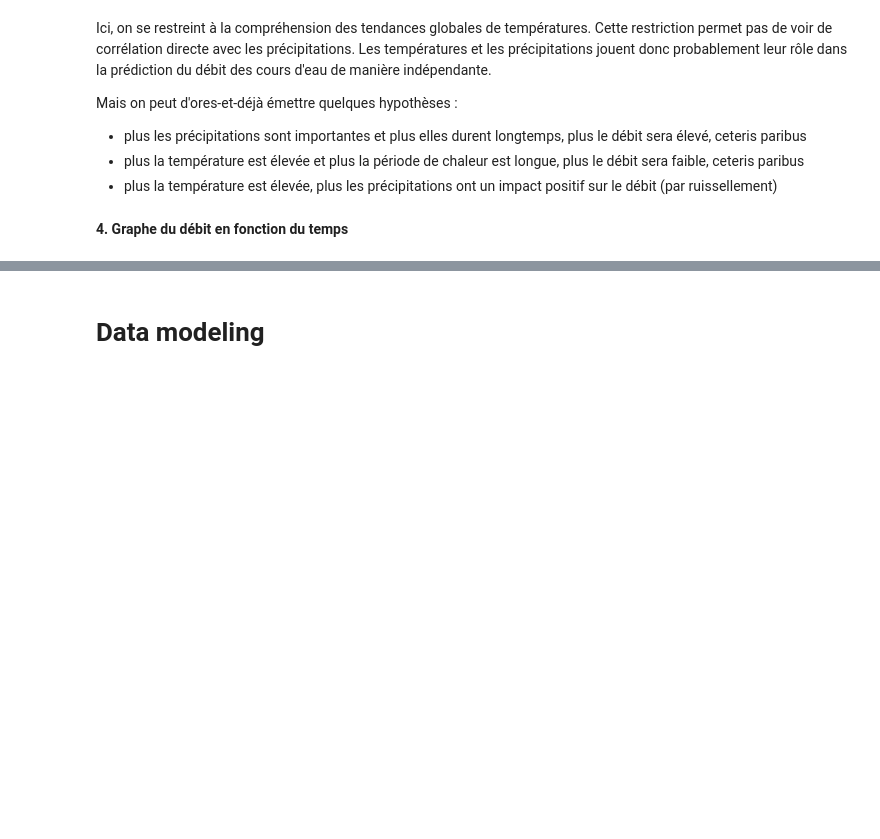
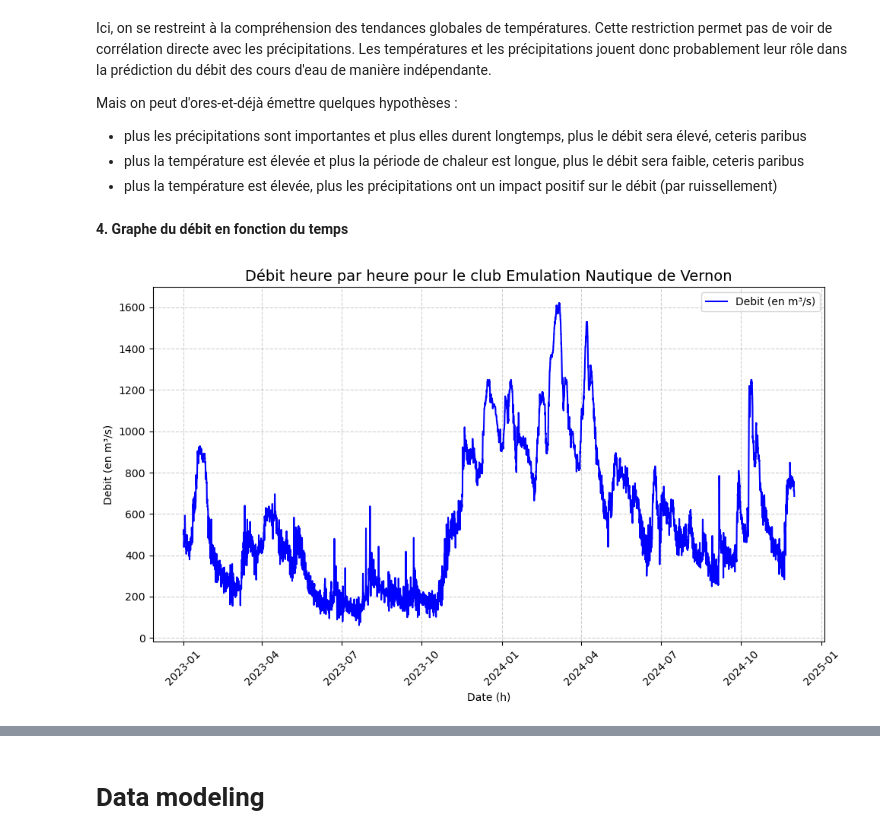
Before and after one commit to vadim-gisserot/Projet-de-Python-Leroux-Gisserot, a Jupyter notebook: notebooks/draft2.ipynb, the cells around one changed output, grey strips where cells are left out. Cells and saved outputs as stored; diff of their text form; code cells hidden in the pictures; blank space fills up the shorter version.

```diff
--- a/notebooks/draft2.ipynb
+++ b/notebooks/draft2.ipynb
@@ -254,2 +190,5 @@ NUM POSTE disponibles dans le dictionnaire : dict_keys([np.int64(77054001), np.i
 # %%
 debit_horaire = load_data_from_disk(data_dir="/home/onyxia/work/Projet-de-Python-Leroux-Gisserot/data/hourly-flow-rate-23-24")
+debit_horaire = debit_horaire.rename(columns={'Date (TU)': 'AAAAMMJJHH', 'Valeur (en m³/s)': 'debit', 'NUM_POSTE': 'NUM_POSTE_H', 'NOM_USUEL': 'NOM_USUEL_H'})
+debit_horaire = debit_horaire.drop(['Statut', 'Qualification', 'Méthode', 'Continuité'], axis=1)
+debit_horaire['AAAAMMJJHH'] = pd.to_datetime(debit_horaire['AAAAMMJJHH'], utc=True).dt.tz_localize(None)
@@ -448,3 +357,16 @@ Mais on peut d'ores-et-déjà émettre quelques hypothèses :
 - plus la température est élevée, plus les précipitations ont un impact positif sur le débit (par ruissellement)
 # %% [markdown]
 **4. Graphe du débit en fonction du temps**
+# %%
+debit_nhs = debit_horaire[debit_horaire["NOM_USUEL_H"] == nhs].copy()
+debit_nhs = debit_nhs.dropna(subset='debit')
+# %%
+trace_graphique(
+    x=debit_nhs["AAAAMMJJHH"],
+    y=debit_nhs["debit"],
+    titre=f"Débit heure par heure pour le club {nom_club}",
+    xlabel="Date (h)",
+    ylabel="Debit (en m³/s)",
+)
+# %% [output]
+[figure, added]
```
Also changed, not shown: parts of 17 cells of this notebook.
